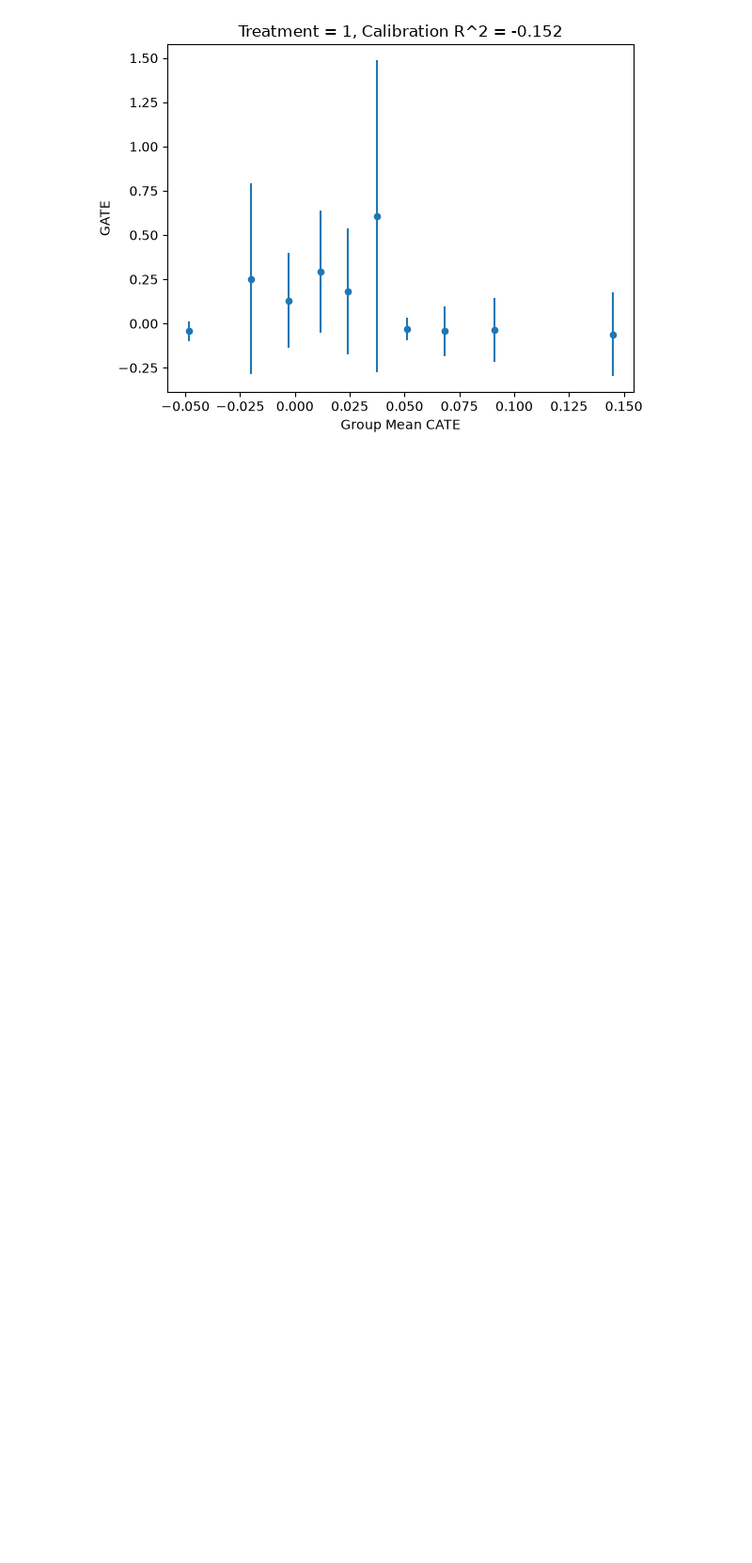
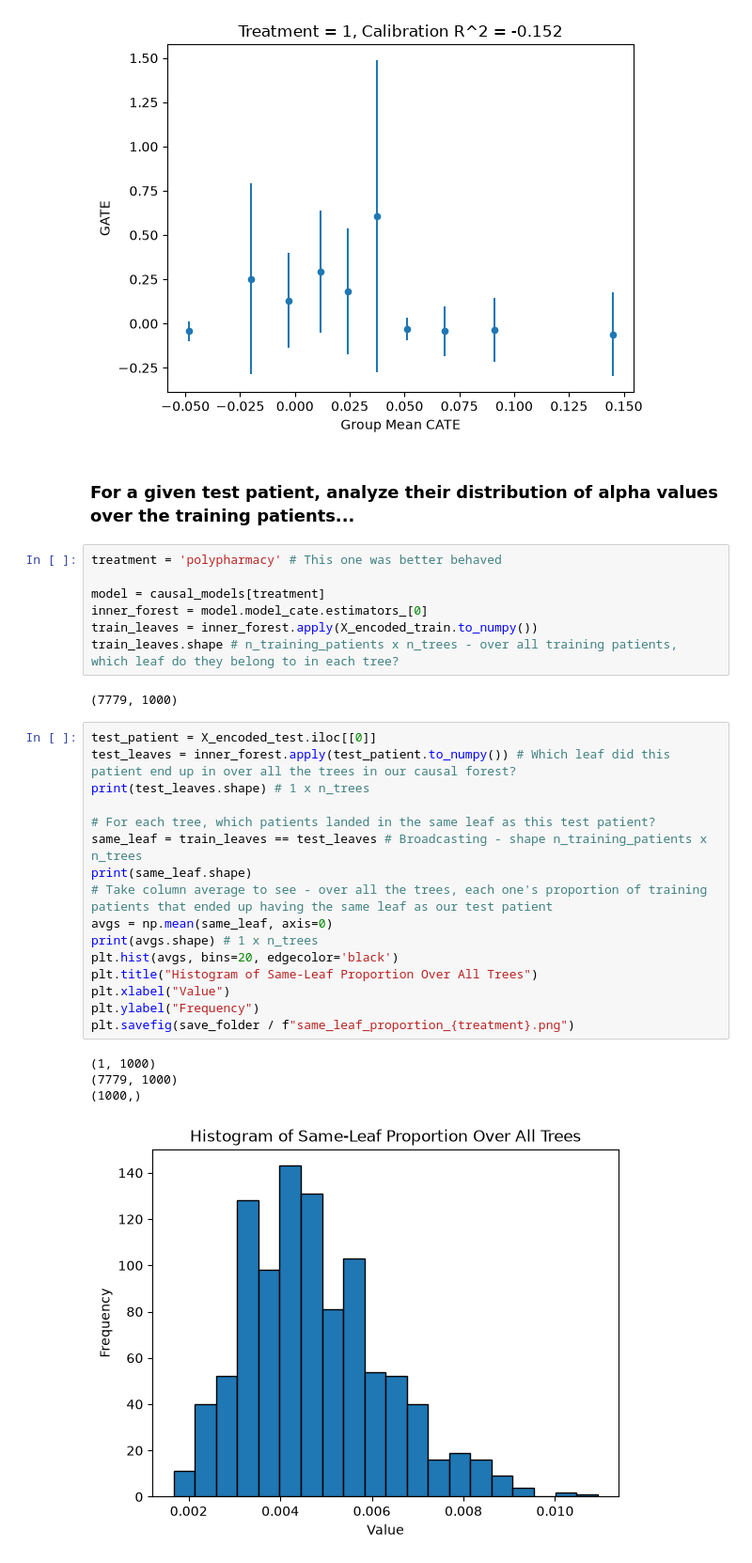
Before and after one commit to Pirate-Hunter-Zoro/Digital-Twins, a Jupyter notebook: notebooks/causal_random_forest.ipynb, the cells around one changed output. Shown at 94% size. Drawn from its saved outputs; the diff is of its cells as text; blank space fills up the shorter version.

Commit message:
ready for blp scatter test

```diff
--- a/notebooks/causal_random_forest.ipynb
+++ b/notebooks/causal_random_forest.ipynb
@@ -185,3 +185,35 @@ for treatment in SURVIVING_TREATMENTS:
 {'polypharmacy': <bound method CalibrationEvaluationResults.summary of <econml.validate.results.CalibrationEvaluationResults object at 0x...>>, 'adequate_trial': <bound method CalibrationEvaluationRes ...
 [figure]
 [figure]
+# %% [markdown]
+### For a given test patient, analyze their distribution of alpha values over the training patients...
+# %%
+treatment = 'polypharmacy' # This one was better behaved
+
+model = causal_models[treatment]
+inner_forest = model.model_cate.estimators_[0]
+train_leaves = inner_forest.apply(X_encoded_train.to_numpy())
+train_leaves.shape # n_training_patients x n_trees - over all training patients, which leaf do they belong to in each tree?
+# %% [output]
+(7779, 1000)
+# %%
+test_patient = X_encoded_test.iloc[[0]]
+test_leaves = inner_forest.apply(test_patient.to_numpy()) # Which leaf did this patient end up in over all the trees in our causal forest?
+print(test_leaves.shape) # 1 x n_trees
+
+# For each tree, which patients landed in the same leaf as this test patient?
+same_leaf = train_leaves == test_leaves # Broadcasting - shape n_training_patients x n_trees
+print(same_leaf.shape)
+# Take column average to see - over all the trees, each one's proportion of training patients that ended up having the same leaf as our test patient
+avgs = np.mean(same_leaf, axis=0)
+print(avgs.shape) # 1 x n_trees
+plt.hist(avgs, bins=20, edgecolor='black')
+plt.title("Histogram of Same-Leaf Proportion Over All Trees")
+plt.xlabel("Value")
+plt.ylabel("Frequency")
+plt.savefig(save_folder / f"same_leaf_proportion_{treatment}.png")
+# %% [output]
+(1, 1000)
+(7779, 1000)
+(1000,)
+[figure, added]
```
Also changed, not shown: parts of 5 cells of this notebook, 1 other file.
